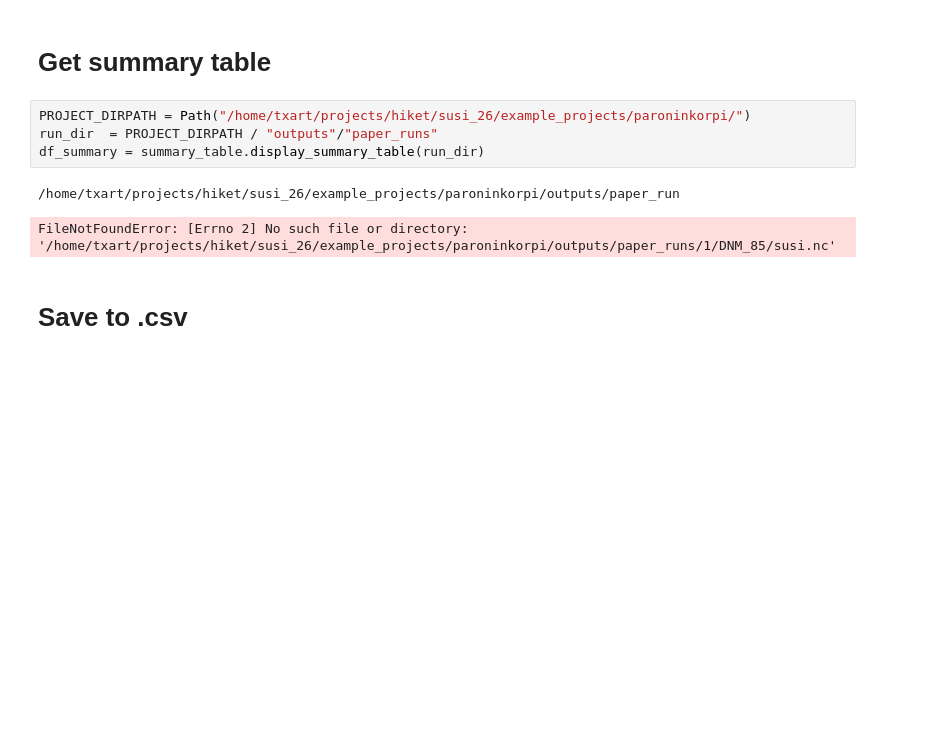
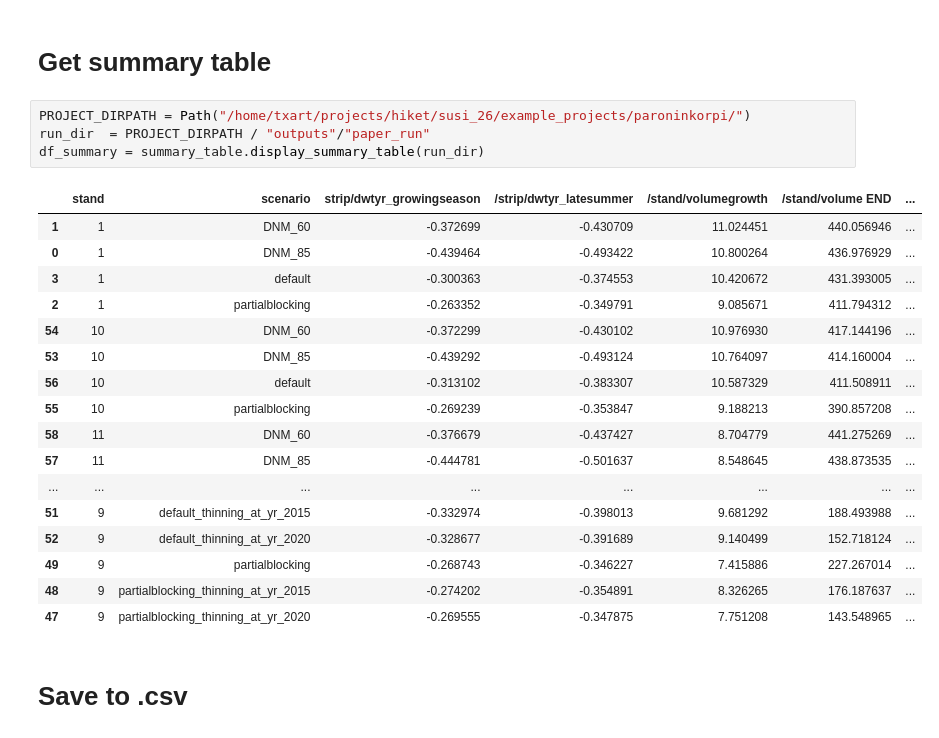
Before and after one commit to Susi-pack/susi_26, a Jupyter notebook: example_projects/paroninkorpi/analysis/summary_table.ipynb, the cells around one changed output. Saved outputs shown, nothing was run; the diff lists cells and outputs as text; blank space fills up the shorter version.

Commit message:
ditch depth scenarios in all stands now

```diff
--- a/example_projects/paroninkorpi/analysis/summary_table.ipynb
+++ b/example_projects/paroninkorpi/analysis/summary_table.ipynb
@@ -7,11 +7,26 @@ from analysis.notebooks.components import summary_table
 # Get summary table
 # %%
 PROJECT_DIRPATH = Path("/home/txart/projects/hiket/susi_26/example_projects/paroninkorpi/")
-run_dir  = PROJECT_DIRPATH / "outputs"/"paper_runs"
+run_dir  = PROJECT_DIRPATH / "outputs"/"paper_run"
 df_summary = summary_table.display_summary_table(run_dir)
 # %% [output]
-/home/txart/projects/hiket/susi_26/example_projects/paroninkorpi/outputs/paper_run
-FileNotFoundError: [Errno 2] No such file or directory: '/home/txart/projects/hiket/susi_26/example_projects/paroninkorpi/outputs/paper_runs/1/DNM_85/susi.nc'
+|  | stand | scenario | strip/dwtyr_growingseason | /strip/dwtyr_latesummer | /stand/volumegrowth | /stand/volume END | ... |
+| 1 | 1 | DNM_60 | -0.372699 | -0.430709 | 11.024451 | 440.056946 | ... |
+| 0 | 1 | DNM_85 | -0.439464 | -0.493422 | 10.800264 | 436.976929 | ... |
+| 3 | 1 | default | -0.300363 | -0.374553 | 10.420672 | 431.393005 | ... |
+| 2 | 1 | partialblocking | -0.263352 | -0.349791 | 9.085671 | 411.794312 | ... |
+| 54 | 10 | DNM_60 | -0.372299 | -0.430102 | 10.976930 | 417.144196 | ... |
+| 53 | 10 | DNM_85 | -0.439292 | -0.493124 | 10.764097 | 414.160004 | ... |
+| 56 | 10 | default | -0.313102 | -0.383307 | 10.587329 | 411.508911 | ... |
+| 55 | 10 | partialblocking | -0.269239 | -0.353847 | 9.188213 | 390.857208 | ... |
+| 58 | 11 | DNM_60 | -0.376679 | -0.437427 | 8.704779 | 441.275269 | ... |
+| 57 | 11 | DNM_85 | -0.444781 | -0.501637 | 8.548645 | 438.873535 | ... |
+| ... | ... | ... | ... | ... | ... | ... | ... |
+| 51 | 9 | default_thinning_at_yr_2015 | -0.332974 | -0.398013 | 9.681292 | 188.493988 | ... |
+| 52 | 9 | default_thinning_at_yr_2020 | -0.328677 | -0.391689 | 9.140499 | 152.718124 | ... |
+| 49 | 9 | partialblocking | -0.268743 | -0.346227 | 7.415886 | 227.267014 | ... |
+| 48 | 9 | partialblocking_thinning_at_yr_2015 | -0.274202 | -0.354891 | 8.326265 | 176.187637 | ... |
+| 47 | 9 | partialblocking_thinning_at_yr_2020 | -0.269555 | -0.347875 | 7.751208 | 143.548965 | ... |
 # %% [markdown]
 # Save to .csv
 # %%
```
Also changed, not shown: parts of 1 cell of this notebook, 2 other files.
